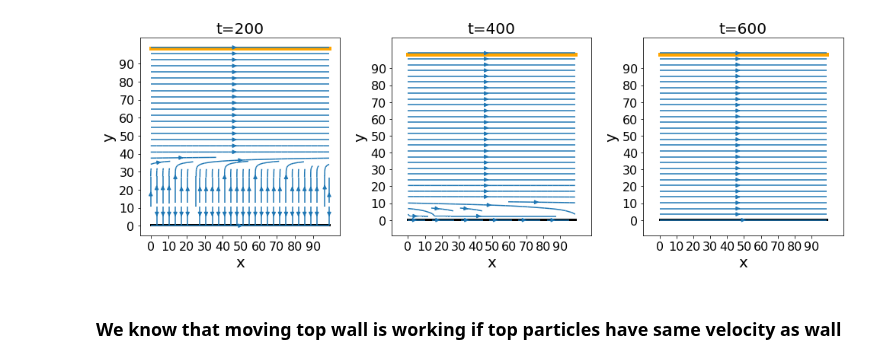
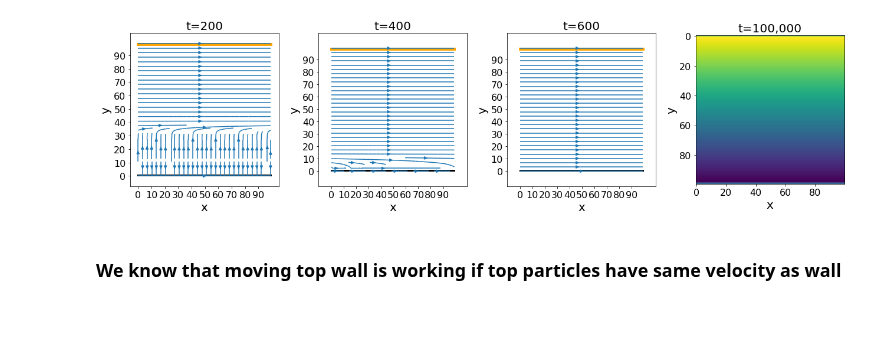
Before and after one commit to jonas27/pylbm, a Jupyter notebook: milestones/m4/m4.ipynb, the cells around one changed output. Cells and saved outputs as stored; diff of their text form; code cells hidden in the pictures; blank space fills up the shorter version.

```diff
--- a/milestones/m4/m4.ipynb
+++ b/milestones/m4/m4.ipynb
@@ -22,32 +22,41 @@ else:
     velocities = m4_helpers.m4_1(x_dim=x_dim, y_dim=y_dim, epochs=epochs, omega=omega, top_vel=top_vel)
     np.save(path, velocities)
 # %%
-fig = plt.figure(figsize=(14,5))
+fig = plt.figure(figsize=(18,5))
 plt.axis('off')
 # fig = m4_helpers.m4_1_fig(fig, x_dim=x_dim, y_dim=y_dim, velocities=velocities[:1000], num_plots=10)
 # fig.suptitle("Streamplot of velocities in x.", fontsize=16)
-axs = fig.subplots(nrows=1, ncols=3)
+axs = fig.subplots(nrows=1, ncols=4)
 for k, i in enumerate([2,4,6]):
     # for v in velocities:
     ax = axs[k%3]
     v = velocities[i]
     # ax.margins(0.05)
     ax.plot(np.arange(x_dim), np.zeros((x_dim)) + y_dim - 1.5, color="orange", linewidth=5.0)
     ax.plot(np.arange(x_dim), np.zeros((x_dim)) + 0.5, color="black", linewidth=3.0)
     ax.set_xticks(np.arange(0, x_dim, x_dim / 10))
     ax.set_yticks(np.arange(0, y_dim, y_dim / 10))
     ax.axis("equal")
     strm = ax.streamplot(np.arange(x_dim), np.arange(y_dim), v[0, :, :].T, v[1, :, :].T, cmap="autumn")
     ax.set_title("t={}".format(i*100))
     ax.set_xlabel("x")
     ax.set_ylabel("y")
 
+
+ax = axs[-1]
+u_aij_max = velocities[-1]
+ax.set_title("t=100,000")
+ax.set_ylabel("y")
+ax.set_xlabel("x")
+ax.imshow(np.rot90(velocities[-1][0,:,:]))
+
+
 plt.tight_layout()
 lbm.save_fig(fig, 'm4-1-streamplot.png')
 plt.show()
 plt.close()
 # %% [output]
-[figure, old version]
+[figure, new version]
 # %% [markdown]
 ### We know that moving top wall is working if top particles have same velocity as wall
 # %%
```
Also changed, not shown: 1 other file.
